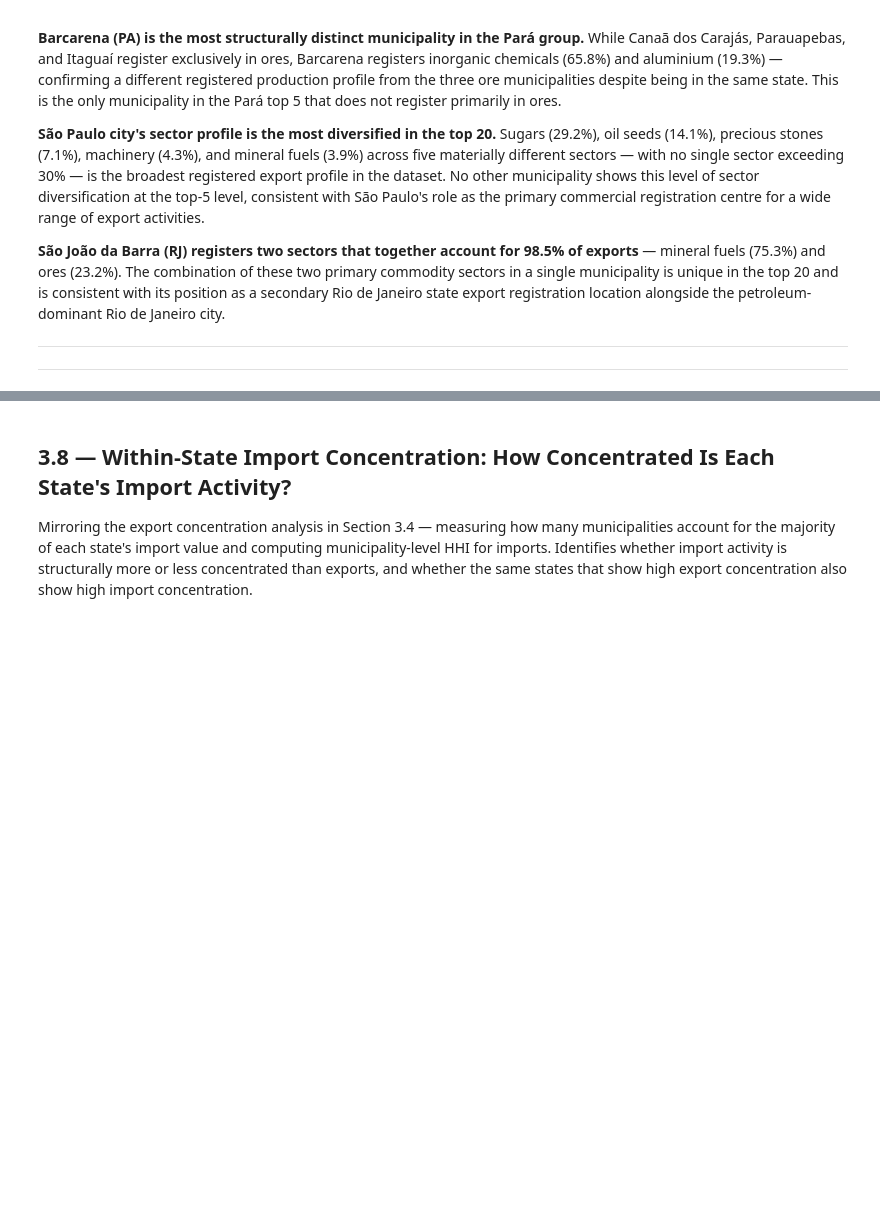
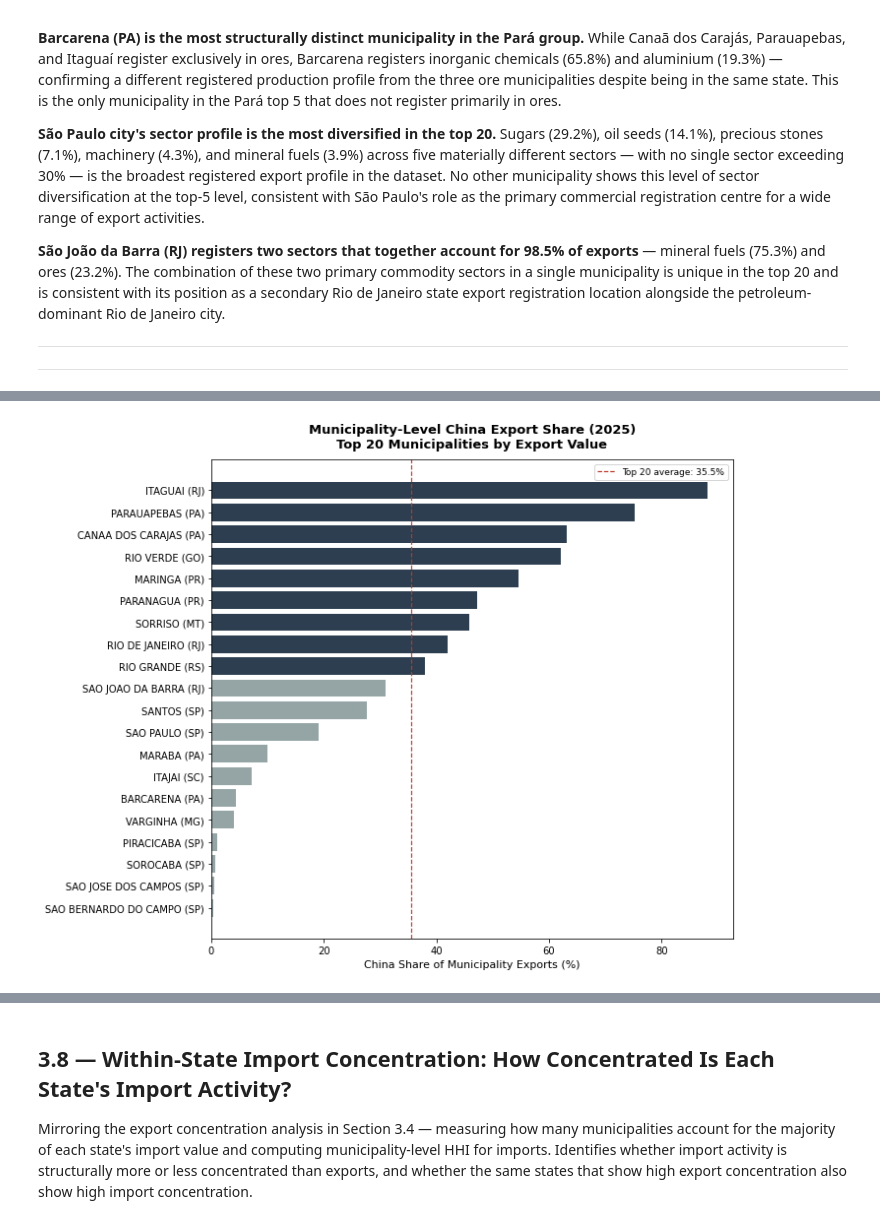
Before and after one commit to Eduardo-kohn/brazil-state-trade-analysis, a Jupyter notebook: SRC/Analysis/Step3_municipality-level_hotspots.ipynb, the cells around one changed output, grey strips where cells are left out. Drawn from its saved outputs; the diff is of its cells as text; code cells hidden in the pictures; blank space fills up the shorter version.

```diff
--- a/SRC/Analysis/Step3_municipality-level_hotspots.ipynb
+++ b/SRC/Analysis/Step3_municipality-level_hotspots.ipynb
@@ -1569,0 +1933,97 @@ The sector profiles confirm and extend the structural findings from earlier sect
+# %%
+## ── Get top 20 municipalities by 2025 export value ───────────────────────────
+top20_mun_codes = (
+    df_mun_exp.nlargest(20, 'exports_usd')['mun_code'].tolist()
+)
+mun_codes_sql = ', '.join(str(c) for c in top20_mun_codes)
+
+## China country code in MDIC data is 160
+CHINA_CODE = 160
+
+query_china = f"""
+    SELECT e."CO_MUN"             AS mun_code,
+           m.nome_municipio        AS municipality,
+           e."SG_UF_MUN"          AS uf,
+           SUM(e."VL_FOB")        AS total_exports,
+           SUM(CASE WHEN e."CO_PAIS" = {CHINA_CODE}
+                    THEN e."VL_FOB" ELSE 0 END) AS china_exports
+    FROM exp_mun e
+    JOIN uf_mun m ON e."CO_MUN"    = m.codigo_municipio
+    JOIN uf u     ON e."SG_UF_MUN" = u.sigla
+    WHERE e."CO_ANO" = {MAX_YEAR}
+    AND e."CO_MUN" IN ({mun_codes_sql})
+    GROUP BY e."CO_MUN", m.nome_municipio, e."SG_UF_MUN"
+"""
+
+df_china = pd.read_sql(query_china, engine)
+df_china['china_share_%'] = (
+    df_china['china_exports'] / df_china['total_exports'] * 100
+).round(1)
+df_china = df_china.sort_values('china_share_%', ascending=False)
+
+## National average for reference line
+national_china_share = (
+    df_china['china_exports'].sum() / df_china['total_exports'].sum() * 100
+)
+print(f"National average China share (top 20 municipalities): "
+      f"{national_china_share:.1f}%")
+print(df_china[['municipality', 'uf', 'china_share_%',
+                 'total_exports', 'china_exports']].to_string(index=False))
+
+## ── Chart ─────────────────────────────────────────────────────────────────────
+fig, ax = plt.subplots(figsize=(10, 8))
+
+bar_colors = [
+    '#2c3e50' if x >= national_china_share else '#95a5a6'
+    for x in df_china['china_share_%']
+]
+labels = df_china['municipality'] + ' (' + df_china['uf'] + ')'
+
+ax.barh(labels.tolist(), df_china['china_share_%'].tolist(),
+        color=bar_colors, edgecolor='none')
+ax.axvline(national_china_share, color='#c0392b', linewidth=1.2,
+           linestyle='--',
+           label=f'Top 20 average: {national_china_share:.1f}%')
+ax.invert_yaxis()
+ax.set_xlabel('China Share of Municipality Exports (%)', fontsize=11)
+ax.set_title(
+    'Municipality-Level China Export Share (2025)\n'
+    'Top 20 Municipalities by Export Value',
+    fontsize=13, fontweight='bold', pad=12
+)
+ax.legend(fontsize=9)
+plt.tight_layout()
+plt.show()
+
+## ── Styled table ─────────────────────────────────────────────────────────────
+display(
+    df_china[['municipality', 'uf', 'total_exports',
+              'china_exports', 'china_share_%']]
+    .rename(columns={
+        'municipality'  : 'Municipality',
+        'uf'            : 'UF',
+        'total_exports' : 'Total Exports (USD bn)',
+        'china_exports' : 'China Exports (USD bn)',
+        'china_share_%' : 'China Share (%)',
+    })
+    .style
+    .format({
+        'Total Exports (USD bn)': lambda x: f'${x/1e9:.2f}bn',
+        'China Exports (USD bn)': lambda x: f'${x/1e9:.2f}bn',
+        'China Share (%)'       : '{:.1f}%',
+    })
+    .set_caption('Municipality-Level China Export Share (2025)')
+    .set_properties(**{'text-align': 'left'})
+    .set_table_styles([
+        {'selector': 'caption',
+         'props': [('font-size', '13px'), ('font-weight', 'bold'),
+                   ('text-align', 'left'), ('padding-bottom', '8px')]},
+        {'selector': 'th',
+         'props': [('background-color', '#2c3e50'), ('color', 'white'),
+                   ('font-weight', 'bold'), ('text-align', 'left')]},
+        {'selector': 'tr:nth-child(even)',
+         'props': [('background-color', '#f2f2f2')]},
+    ])
+    .hide_index()
+)
+# %% [output]
@@ -1569,0 +2047 @@ The sector profiles confirm and extend the structural findings from earlier sect
+[figure, added]
```
Also changed, not shown: parts of 48 cells of this notebook.
